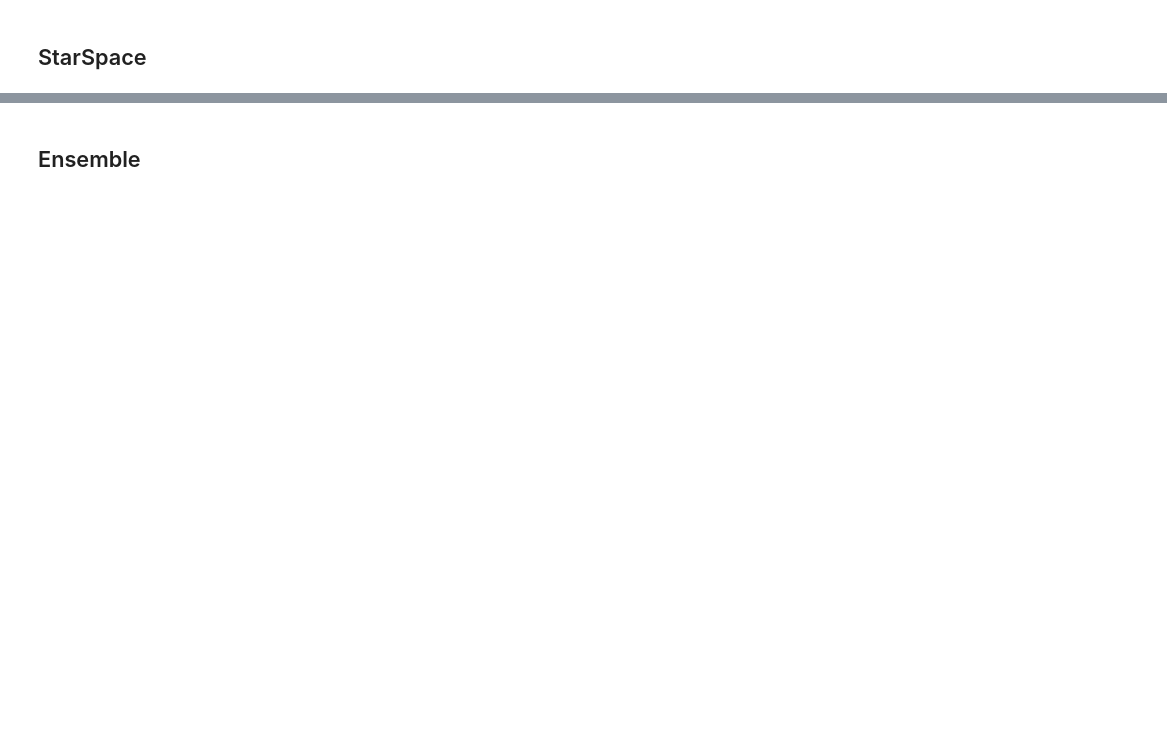
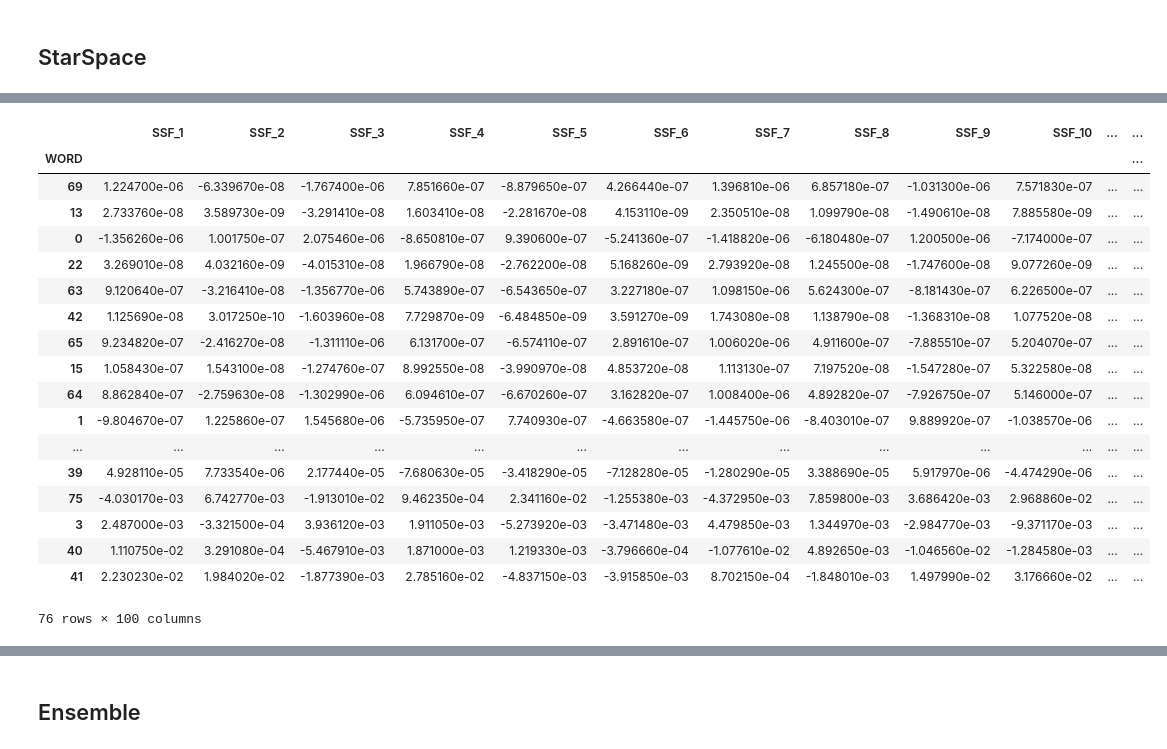
Before and after one commit to IooHooI/RECOMMENDATION_SYSTEMS_2, a Jupyter notebook: notebooks/SOLUTION.ipynb, the cells around one changed output, grey strips where cells are left out. Drawn from its saved outputs; the diff is of its cells as text; code cells hidden in the pictures; blank space fills up the shorter version.

```diff
--- a/notebooks/SOLUTION.ipynb
+++ b/notebooks/SOLUTION.ipynb
@@ -460,0 +642,2 @@ plot_roc_auc(fpr, tpr, 'XGBoost classifier approach')
+# %%
+X_star_space_emb = pd.read_csv(os.path.join('/mnt/PROMO_INVESTIGATION_DATA/', 'star_space_model.tsv'), delimiter='\t', header=None)
@@ -460,0 +654,3 @@ plot_roc_auc(fpr, tpr, 'XGBoost classifier approach')
+# %%
+# SSF stands for StarSpace Feature
+X_star_space_emb.columns = ['SSF_{}'.format(i) for i in range(101)]
@@ -460,0 +667,2 @@ plot_roc_auc(fpr, tpr, 'XGBoost classifier approach')
+# %%
+X_star_space_emb.rename({"SSF_0": "WORD"}, axis=1, inplace=True)
@@ -460,0 +699,24 @@ plot_roc_auc(fpr, tpr, 'XGBoost classifier approach')
+# %%
+X_star_space_emb.set_index('WORD', inplace=True)
+# %%
+X_star_space_emb
+# %% [output]
+|  | SSF_1 | SSF_2 | SSF_3 | SSF_4 | SSF_5 | SSF_6 | SSF_7 | SSF_8 | SSF_9 | SSF_10 | ... | ... |
+| WORD |  |  |  |  |  |  |  |  |  |  |  | ... |
+| 69 | 1.224700e-06 | -6.339670e-08 | -1.767400e-06 | 7.851660e-07 | -8.879650e-07 | 4.266440e-07 | 1.396810e-06 | 6.857180e-07 | -1.031300e-06 | 7.571830e-07 | ... | ... |
+| 13 | 2.733760e-08 | 3.589730e-09 | -3.291410e-08 | 1.603410e-08 | -2.281670e-08 | 4.153110e-09 | 2.350510e-08 | 1.099790e-08 | -1.490610e-08 | 7.885580e-09 | ... | ... |
+| 0 | -1.356260e-06 | 1.001750e-07 | 2.075460e-06 | -8.650810e-07 | 9.390600e-07 | -5.241360e-07 | -1.418820e-06 | -6.180480e-07 | 1.200500e-06 | -7.174000e-07 | ... | ... |
+| 22 | 3.269010e-08 | 4.032160e-09 | -4.015310e-08 | 1.966790e-08 | -2.762200e-08 | 5.168260e-09 | 2.793920e-08 | 1.245500e-08 | -1.747600e-08 | 9.077260e-09 | ... | ... |
+| 63 | 9.120640e-07 | -3.216410e-08 | -1.356770e-06 | 5.743890e-07 | -6.543650e-07 | 3.227180e-07 | 1.098150e-06 | 5.624300e-07 | -8.181430e-07 | 6.226500e-07 | ... | ... |
+| 42 | 1.125690e-08 | 3.017250e-10 | -1.603960e-08 | 7.729870e-09 | -6.484850e-09 | 3.591270e-09 | 1.743080e-08 | 1.138790e-08 | -1.368310e-08 | 1.077520e-08 | ... | ... |
+| 65 | 9.234820e-07 | -2.416270e-08 | -1.311110e-06 | 6.131700e-07 | -6.574110e-07 | 2.891610e-07 | 1.006020e-06 | 4.911600e-07 | -7.885510e-07 | 5.204070e-07 | ... | ... |
+| 15 | 1.058430e-07 | 1.543100e-08 | -1.274760e-07 | 8.992550e-08 | -3.990970e-08 | 4.853720e-08 | 1.113130e-07 | 7.197520e-08 | -1.547280e-07 | 5.322580e-08 | ... | ... |
+| 64 | 8.862840e-07 | -2.759630e-08 | -1.302990e-06 | 6.094610e-07 | -6.670260e-07 | 3.162820e-07 | 1.008400e-06 | 4.892820e-07 | -7.926750e-07 | 5.146000e-07 | ... | ... |
+| 1 | -9.804670e-07 | 1.225860e-07 | 1.545680e-06 | -5.735950e-07 | 7.740930e-07 | -4.663580e-07 | -1.445750e-06 | -8.403010e-07 | 9.889920e-07 | -1.038570e-06 | ... | ... |
+| ... | ... | ... | ... | ... | ... | ... | ... | ... | ... | ... | ... | ... |
+| 39 | 4.928110e-05 | 7.733540e-06 | 2.177440e-05 | -7.680630e-05 | -3.418290e-05 | -7.128280e-05 | -1.280290e-05 | 3.388690e-05 | 5.917970e-06 | -4.474290e-06 | ... | ... |
+| 75 | -4.030170e-03 | 6.742770e-03 | -1.913010e-02 | 9.462350e-04 | 2.341160e-02 | -1.255380e-03 | -4.372950e-03 | 7.859800e-03 | 3.686420e-03 | 2.968860e-02 | ... | ... |
+| 3 | 2.487000e-03 | -3.321500e-04 | 3.936120e-03 | 1.911050e-03 | -5.273920e-03 | -3.471480e-03 | 4.479850e-03 | 1.344970e-03 | -2.984770e-03 | -9.371170e-03 | ... | ... |
+| 40 | 1.110750e-02 | 3.291080e-04 | -5.467910e-03 | 1.871000e-03 | 1.219330e-03 | -3.796660e-04 | -1.077610e-02 | 4.892650e-03 | -1.046560e-02 | -1.284580e-03 | ... | ... |
+| 41 | 2.230230e-02 | 1.984020e-02 | -1.877390e-03 | 2.785160e-02 | -4.837150e-03 | -3.915850e-03 | 8.702150e-04 | -1.848010e-03 | 1.497990e-02 | 3.176660e-02 | ... | ... |
+76 rows × 100 columns
```
Also changed, not shown: parts of 94 cells of this notebook.
